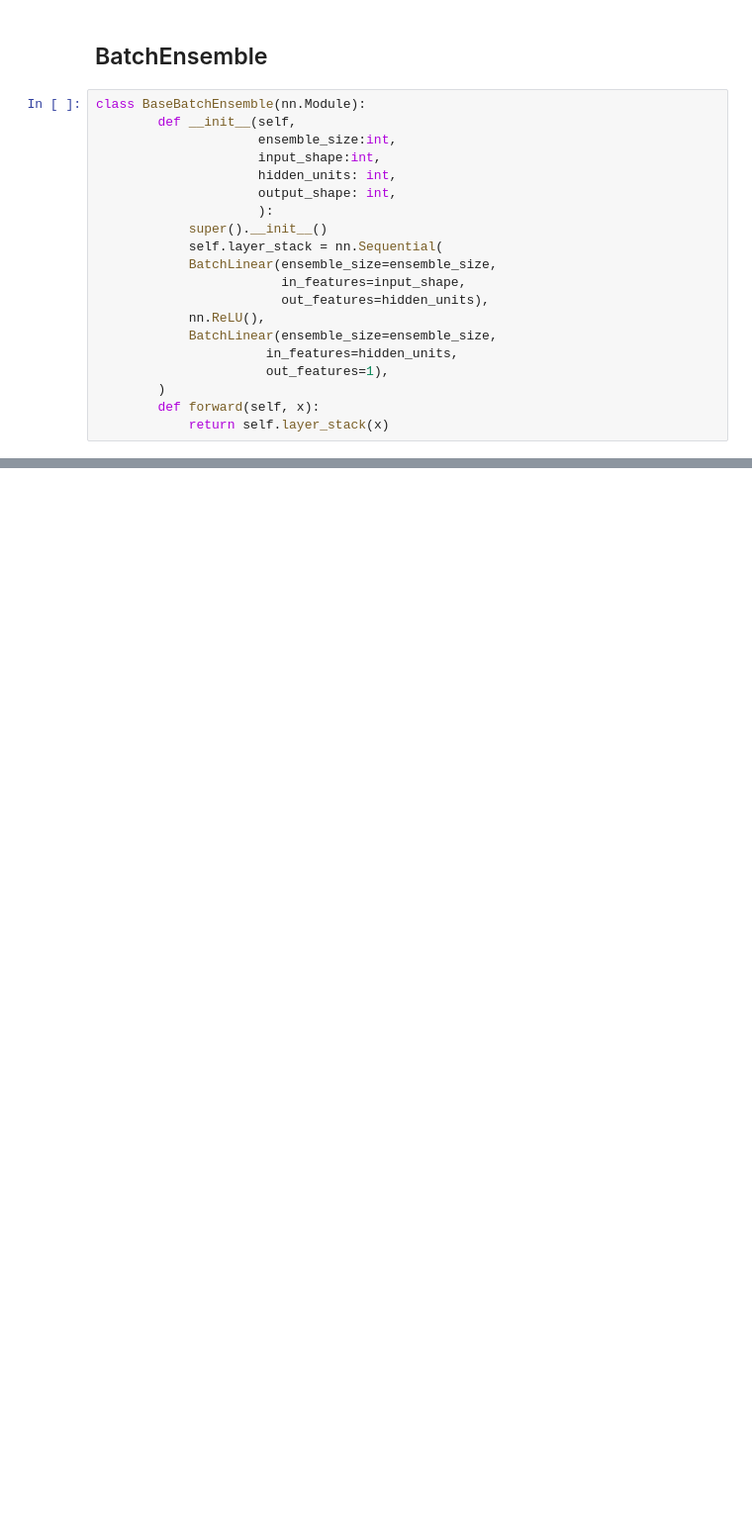
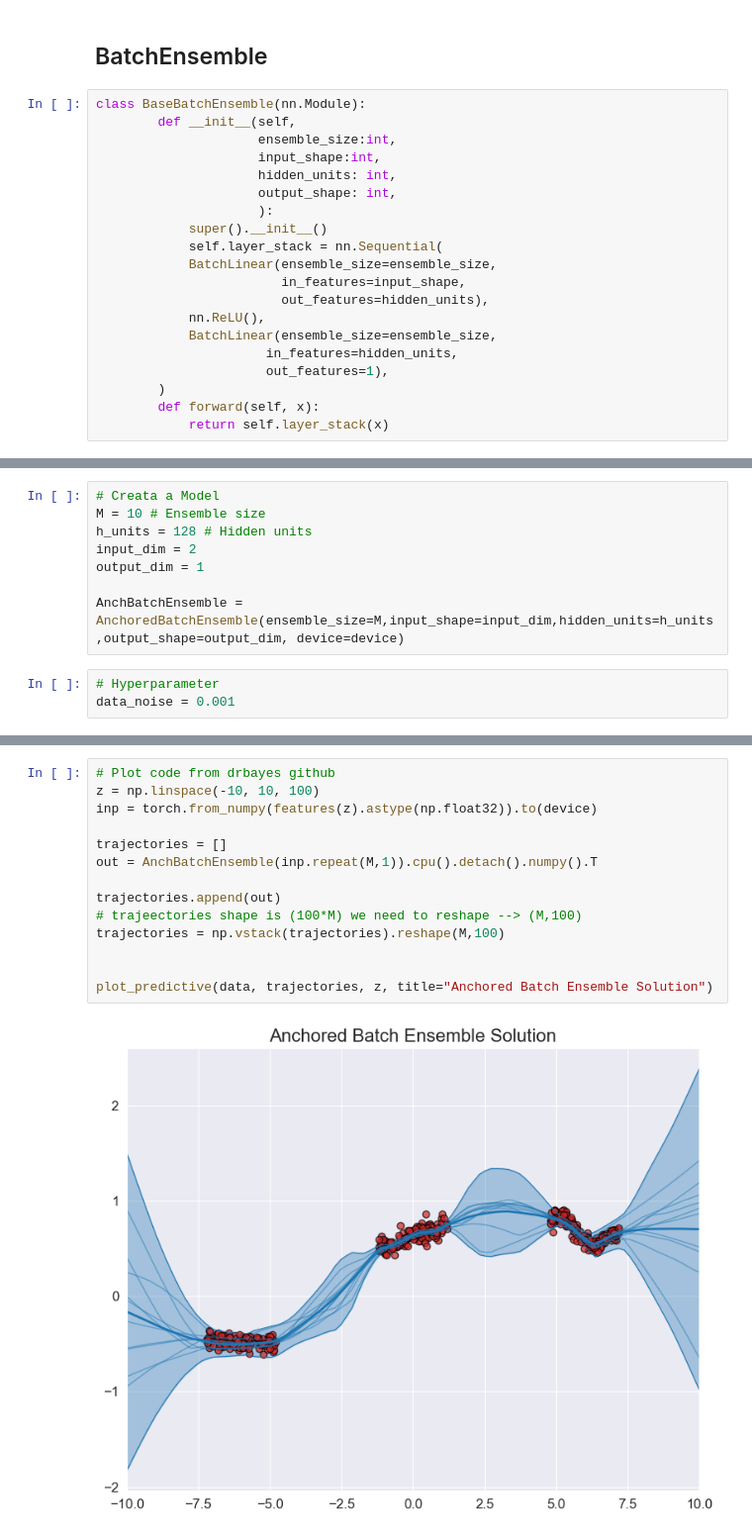
Before and after one commit to Gabriel-Arteaga/AnchoredBatchEnsemble, a Jupyter notebook: notebooks/Deep_Ensemble_Izmailov_Toydata.ipynb, the cells around one changed output, grey strips where cells are left out. Shown at 99% size. Cells and saved outputs as stored; diff of their text form; blank space fills up the shorter version.

```diff
--- a/notebooks/Deep_Ensemble_Izmailov_Toydata.ipynb
+++ b/notebooks/Deep_Ensemble_Izmailov_Toydata.ipynb
@@ -551,0 +629,11 @@ plot_predictive(data, trajectories, z, title="Batch Ensemble Solution")
+# %%
+# Creata a Model
+M = 10 # Ensemble size
+h_units = 128 # Hidden units
+input_dim = 2
+output_dim = 1
+
+AnchBatchEnsemble = AnchoredBatchEnsemble(ensemble_size=M,input_shape=input_dim,hidden_units=h_units,output_shape=output_dim, device=device)
+# %%
+# Hyperparameter
+data_noise = 0.001
@@ -551,0 +704,16 @@ plot_predictive(data, trajectories, z, title="Batch Ensemble Solution")
+# %%
+# Plot code from drbayes github
+z = np.linspace(-10, 10, 100)
+inp = torch.from_numpy(features(z).astype(np.float32)).to(device)
+
+trajectories = []
+out = AnchBatchEnsemble(inp.repeat(M,1)).cpu().detach().numpy().T
+
+trajectories.append(out)
+# trajeectories shape is (100*M) we need to reshape --> (M,100)
+trajectories = np.vstack(trajectories).reshape(M,100)
+
+
+plot_predictive(data, trajectories, z, title="Anchored Batch Ensemble Solution")
+# %% [output]
+[figure, added]
```
Also changed, not shown: parts of 13 cells of this notebook, 1 other file.
